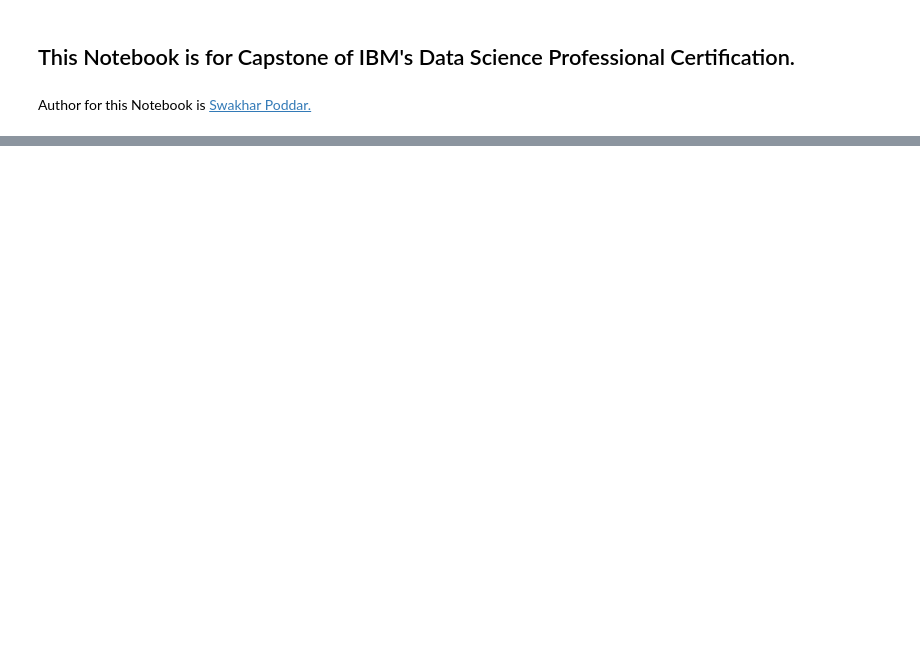
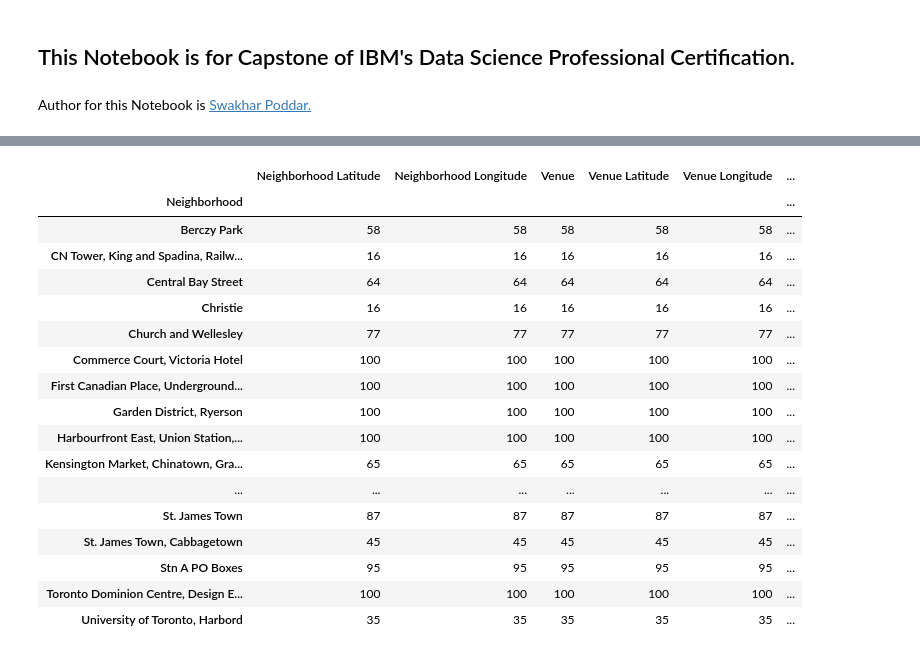
Before and after one commit to poddarswakhar/IBM_Coursera_Capstone, a Jupyter notebook: Capstone.ipynb, the cells around one changed output, grey strips where cells are left out. Drawn from its saved outputs; the diff is of its cells as text; code cells hidden in the pictures; blank space fills up the shorter version.

```diff
--- a/Capstone.ipynb
+++ b/Capstone.ipynb
@@ -16,0 +219,9 @@ Hello Capstone Project Course!
+# %%
+CLIENT_ID = 'FCIRFI4JFK5V535EVCJYONSPQ02I4NXZBZP4ZKTKL0RUP5MT' # your Foursquare ID
+CLIENT_SECRET = 'M3IHVYFFWR2WFPVTKIRECWKDHO40KBUN15JD0L2YYJSUX5B4' # your Foursquare Secret
+VERSION = '20180605' # Foursquare API version
+LIMIT = 100
+
+print('Your credentails:')
+print('CLIENT_ID: ' + CLIENT_ID)
+print('CLIENT_SECRET:' + CLIENT_SECRET)
@@ -16,0 +253,4 @@ Hello Capstone Project Course!
+# %%
+downtown_data = df1[df1['Borough'] == 'Downtown Toronto'].reset_index(drop=True)
+print(len(downtown_data))
+downtown_data.head()
@@ -16,0 +265,17 @@ Hello Capstone Project Course!
+# %%
+map_downtown = folium.Map(location=[43.6548, -79.3883], zoom_start=11)
+
+# add markers to map
+for lat, lng, label in zip(downtown_data['Latitude'], downtown_data['Longitude'], downtown_data['Neighbourhood']):
+    label = folium.Popup(label, parse_html=True)
+    folium.CircleMarker(
+        [lat, lng],
+        radius=5,
+        popup=label,
+        color='blue',
+        fill=True,
+        fill_color='#3186cc',
+        fill_opacity=0.7,
+        parse_html=False).add_to(map_downtown)
+
+map_downtown
@@ -16,0 +324,5 @@ Hello Capstone Project Course!
+# %%
+downtown_venues = getNearbyVenues(names=downtown_data['Neighbourhood'],
+                                   latitudes=downtown_data['Latitude'],
+                                   longitudes=downtown_data['Longitude']
+                                  )
@@ -16,0 +360,21 @@ Hello Capstone Project Course!
+# %%
+downtown_venues.groupby('Neighborhood').count()
+# %% [output]
+|  | Neighborhood Latitude | Neighborhood Longitude | Venue | Venue Latitude | Venue Longitude | ... |
+| Neighborhood |  |  |  |  |  | ... |
+| Berczy Park | 58 | 58 | 58 | 58 | 58 | ... |
+| CN Tower, King and Spadina, Railw... | 16 | 16 | 16 | 16 | 16 | ... |
+| Central Bay Street | 64 | 64 | 64 | 64 | 64 | ... |
+| Christie | 16 | 16 | 16 | 16 | 16 | ... |
+| Church and Wellesley | 77 | 77 | 77 | 77 | 77 | ... |
+| Commerce Court, Victoria Hotel | 100 | 100 | 100 | 100 | 100 | ... |
+| First Canadian Place, Underground... | 100 | 100 | 100 | 100 | 100 | ... |
+| Garden District, Ryerson | 100 | 100 | 100 | 100 | 100 | ... |
+| Harbourfront East, Union Station,... | 100 | 100 | 100 | 100 | 100 | ... |
+| Kensington Market, Chinatown, Gra... | 65 | 65 | 65 | 65 | 65 | ... |
+| ... | ... | ... | ... | ... | ... | ... |
+| St. James Town | 87 | 87 | 87 | 87 | 87 | ... |
+| St. James Town, Cabbagetown | 45 | 45 | 45 | 45 | 45 | ... |
+| Stn A PO Boxes | 95 | 95 | 95 | 95 | 95 | ... |
+| Toronto Dominion Centre, Design E... | 100 | 100 | 100 | 100 | 100 | ... |
+| University of Toronto, Harbord | 35 | 35 | 35 | 35 | 35 | ... |
```
Also changed, not shown: parts of 59 cells of this notebook.
